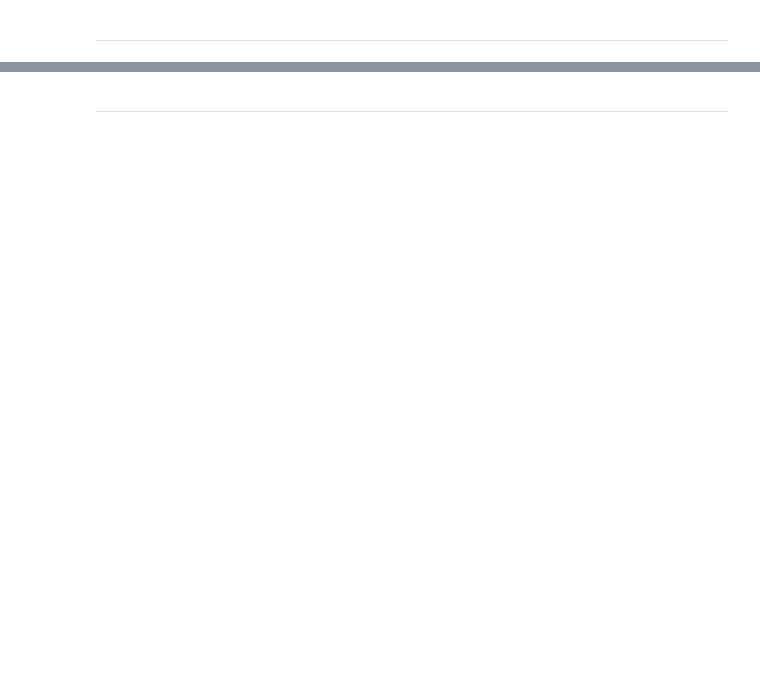
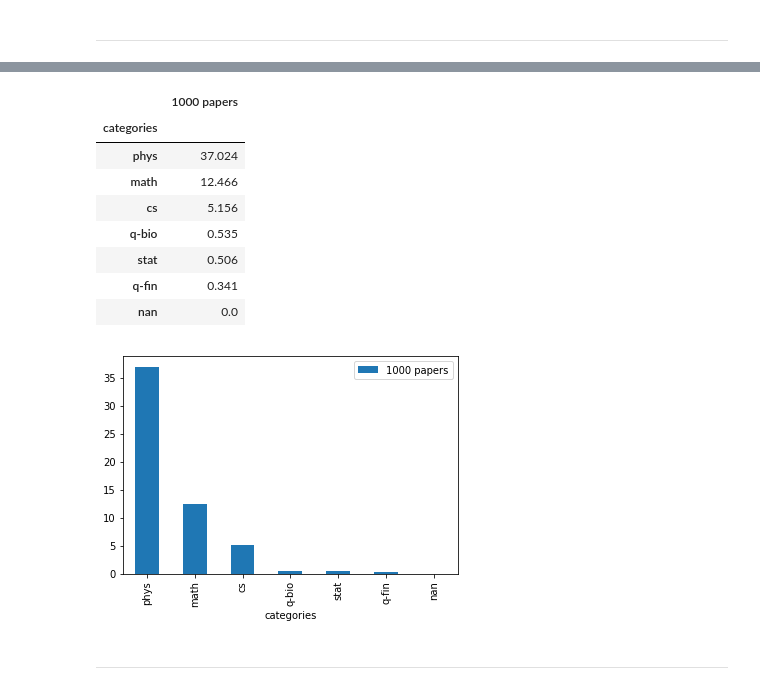
Before and after one commit to olszewskip/ArXiv_Classifier, a Jupyter notebook: arXiv_explore.ipynb, the cells around one changed output, grey strips where cells are left out. Saved outputs shown, nothing was run; the diff lists cells and outputs as text; code cells hidden in the pictures; blank space fills up the shorter version.

Commit message:
Further cleaning of categories

```diff
--- a/arXiv_explore.ipynb
+++ b/arXiv_explore.ipynb
@@ -168,0 +301,7 @@ display(pd.concat(g for _, g in wrong_title.groupby(subset) ))
+# %%
+# Let's have a look at all possible categories
+
+categories_set = set()
+for cats in all_data.categories.str.split():
+    categories_set.update(set(cats))
+categories_set
@@ -168,0 +345,9 @@ display(pd.concat(g for _, g in wrong_title.groupby(subset) ))
+# %%
+# try to create map from semitop_categories to top_cats using physic_genres
+
+mapping = {}
+for top_cat in top_cats:
+    mapping[top_cat] = top_cat
+for genre in physics_genres:
+    mapping[genre] = "phys"
+mapping
@@ -168,0 +440,6 @@ display(pd.concat(g for _, g in wrong_title.groupby(subset) ))
+# %%
+# Add new column to our data-frame with primary categories ('prim_cat')
+# mapped from first elements of 'categories'
+
+all_data['prim_cat'] = top_categories.map(mapping)
+all_data[:3]
@@ -169,2 +519,32 @@ display(pd.concat(g for _, g in wrong_title.groupby(subset) ))
+# %%
+def show_cats(df):
+
+    cats = df.prim_cat.unique()
+    record_counts = []
+
+    for cat in cats:
+        count = sum(df.prim_cat == cat)
+        record_counts.append( [cat, count/1000] )
+
+    record_counts = sorted(record_counts, key = lambda x: x[1], reverse=True)
+
+    record_counts = np.array(record_counts)
+    record_counts_df = pd.DataFrame({'categories': record_counts[:,0], '1000 papers': record_counts[:,1]}).set_index('categories')
+    display(record_counts_df)
+    record_counts_df.astype('float').plot.bar()
+    plt.show()
+# %%
+show_cats(all_data)
+# %% [output]
+|  | 1000 papers |
+| categories |  |
+| phys | 37.024 |
+| math | 12.466 |
+| cs | 5.156 |
+| q-bio | 0.535 |
+| stat | 0.506 |
+| q-fin | 0.341 |
+| nan | 0.0 |
+[figure, added]
 # %% [markdown]
 ---
```
Also changed, not shown: parts of 36 cells of this notebook.
